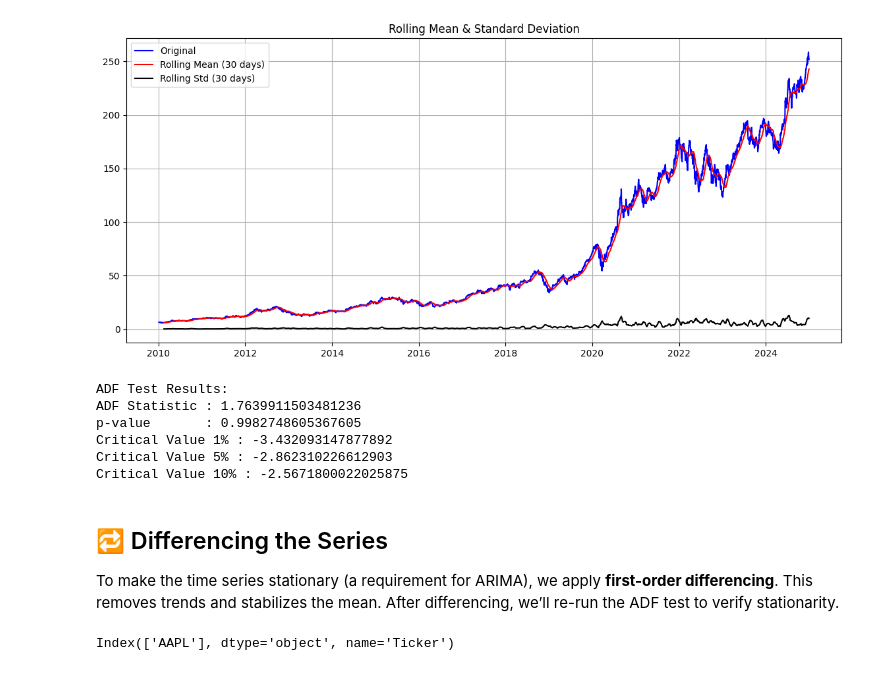
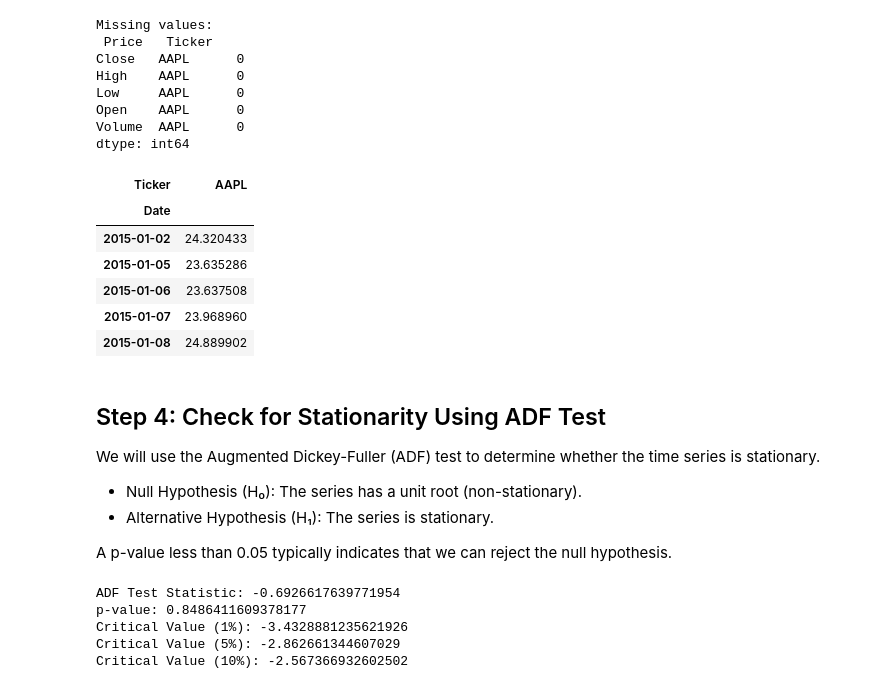
Before and after one commit to ridhwansalim/CODING-SAMURAI-INTERNSHIP-TASK, a Jupyter notebook: Level3/Project5_TimeSeries_Stocks/Apple_TimeSeries.ipynb, the cells around one changed output. Cells and saved outputs as stored; diff of their text form; code cells hidden in the pictures.

```diff
--- a/Level3/Project5_TimeSeries_Stocks/Apple_TimeSeries.ipynb
+++ b/Level3/Project5_TimeSeries_Stocks/Apple_TimeSeries.ipynb
@@ -67,41 +55,58 @@ Before choosing a forecasting model, it's important to understand the stock's be
 # %%
-import seaborn as sns
-from statsmodels.tsa.stattools import adfuller
+# Set the date as the index (it's already done by yfinance, but let's double check)
+df.index = pd.to_datetime(df.index)
 
-# Plot rolling mean and standard deviation
-rolling_mean = df['Close'].rolling(window=30).mean()
-rolling_std = df['Close'].rolling(window=30).std()
+# Check for missing values
+print("Missing values:\n", df.isnull().sum())
 
-plt.figure(figsize=(14,6))
-plt.plot(df['Close'], label='Original', color='blue')
-plt.plot(rolling_mean, label='Rolling Mean (30 days)', color='red')
-plt.plot(rolling_std, label='Rolling Std (30 days)', color='black')
-plt.legend(loc='best')
-plt.title('Rolling Mean & Standard Deviation')
-plt.grid(True)
-plt.show()
+# Forward-fill missing values (if any)
+df = df.ffill()
 
-# Perform Augmented Dickey-Fuller test
-adf_result = adfuller(df['Close'].dropna())
-print("ADF Test Results:")
-print(f"ADF Statistic : {adf_result[0]}")
-print(f"p-value       : {adf_result[1]}")
-for key, value in adf_result[4].items():
-    print(f"Critical Value {key} : {value}")
+# Focus on the 'Close' column
+close_prices = df['Close']
+
+# Display the final structure
+close_prices.head()
 # %% [output]
-[figure, removed]
-ADF Test Results:
-ADF Statistic : 1.7639911503481236
-p-value       : 0.9982748605367605
-Critical Value 1% : -3.432093147877892
-Critical Value 5% : -2.862310226612903
-Critical Value 10% : -2.5671800022025875
+Missing values:
+ Price   Ticker
+Close   AAPL      0
+High    AAPL      0
+Low     AAPL      0
+Open    AAPL      0
+Volume  AAPL      0
+dtype: int64
+| Ticker | AAPL |
+| Date |  |
+| 2015-01-02 | 24.320433 |
+| 2015-01-05 | 23.635286 |
+| 2015-01-06 | 23.637508 |
+| 2015-01-07 | 23.968960 |
+| 2015-01-08 | 24.889902 |
 # %% [markdown]
-## 🔁 Differencing the Series
+## Step 4: Check for Stationarity Using ADF Test
 
-To make the time series stationary (a requirement for ARIMA), we apply **first-order differencing**. This removes trends and stabilizes the mean. After differencing, we’ll re-run the ADF test to verify stationarity.
+We will use the Augmented Dickey-Fuller (ADF) test to determine whether the time series is stationary.
+
+- Null Hypothesis (H₀): The series has a unit root (non-stationary).
+- Alternative Hypothesis (H₁): The series is stationary.
+
+A p-value less than 0.05 typically indicates that we can reject the null hypothesis.
 # %%
-print(df_diff.columns)
+from statsmodels.tsa.stattools import adfuller
+
+# Run ADF test
+result = adfuller(close_prices)
+
+# Print results
+print("ADF Test Statistic:", result[0])
+print("p-value:", result[1])
+for key, value in result[4].items():
+    print(f"Critical Value ({key}): {value}")
 # %% [output]
-Index(['AAPL'], dtype='object', name='Ticker')
+ADF Test Statistic: -0.6926617639771954
+p-value: 0.8486411609378177
+Critical Value (1%): -3.4328881235621926
+Critical Value (5%): -2.862661344607029
+Critical Value (10%): -2.567366932602502
 # %% [markdown]
```
Also changed, not shown: parts of 17 cells of this notebook.
